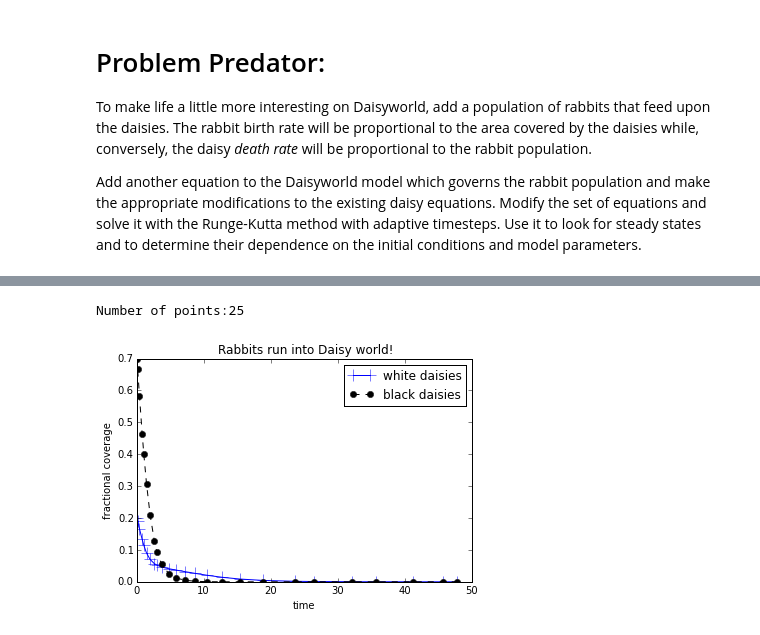
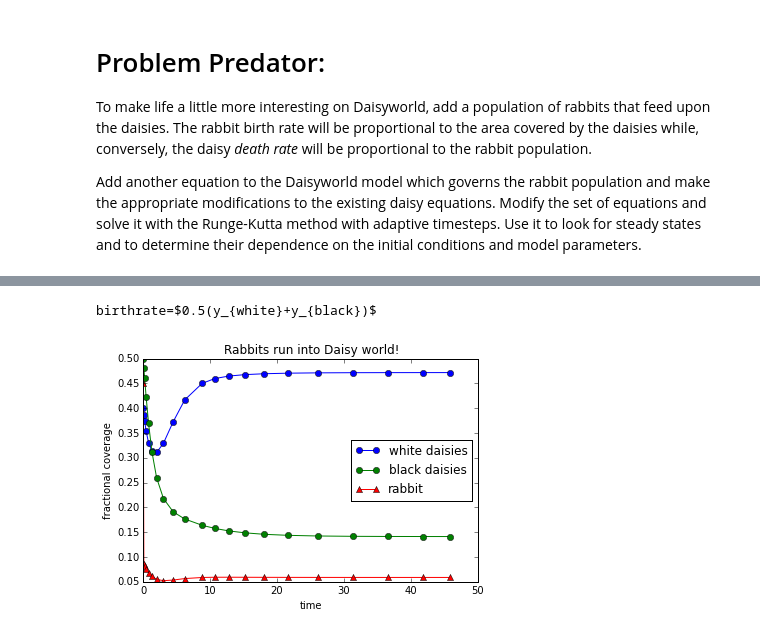
Before and after one commit to xiaoxiny/assignment, a Jupyter notebook: EOSC511-lab5-Xiaoxin Yu.ipynb, the cells around one changed output, grey strips where cells are left out. Drawn from its saved outputs; the diff is of its cells as text; code cells hidden in the pictures.

```diff
--- a/EOSC511-lab5-Xiaoxin Yu.ipynb
+++ b/EOSC511-lab5-Xiaoxin Yu.ipynb
@@ -1118,6 +1152,8 @@ Number of points:31
-# %%
-rabbit_deadth_rate=0.0
-rabbit_in_daisy_world()
-# %% [output]
-Number of points:25
-[figure, removed]
+# %%
+grow = 0.1
+dead = 0.0
+print ('birthrate=$0.5(y_{white}+y_{black})$')
+rabbit_in_daisy_world()
+# %% [output]
+birthrate=$0.5(y_{white}+y_{black})$
+[figure, added]
```
Also changed, not shown: parts of 9 cells of this notebook.
